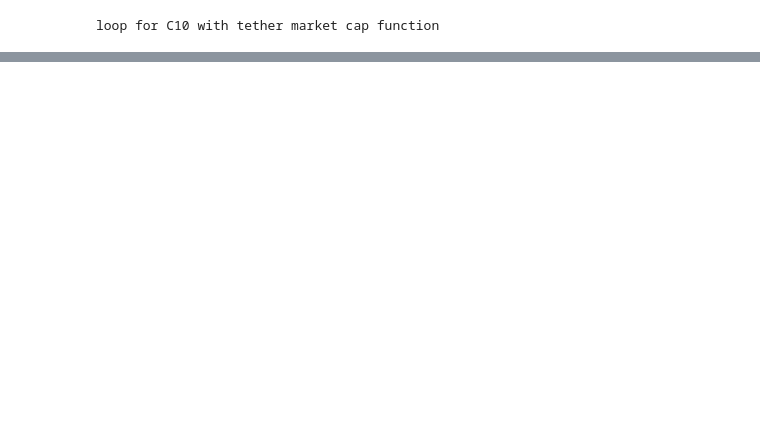
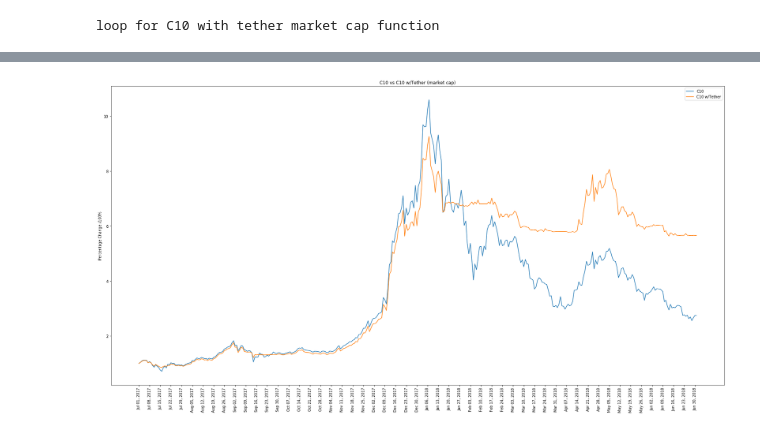
Before and after one commit to crypto20-dev/Invictus, a Jupyter notebook: C10 vs tether/final_tether_C10.ipynb, the cells around one changed output, grey strips where cells are left out. Drawn from its saved outputs; the diff is of its cells as text; code cells hidden in the pictures; blank space fills up the shorter version.

Commit message:
updated final tether

```diff
--- a/C10 vs tether/final_tether_C10.ipynb
+++ b/C10 vs tether/final_tether_C10.ipynb
@@ -308,6 +343,6 @@ C10t_daily_returns.index = pd.to_datetime(C10t_daily_returns.index)
 # %%
-print('loop for C10 daily without tether')
-#FOR LOOP FOR C10 without tether
+print('loop for C10 with tether market cap function')
+#FOR LOOP FOR C10 with tether
 topmc10 = {}
 sc10 = {}
 tc10 = {}
@@ -318,12 +353,13 @@ lg_returns10 = {}
 selectedmc10 = {}
 topcoins10 = {}
 c10share = {}
-tetherreturns = {}
+usdt_returns = {}
+daily_usdt_returns = {}
 
 daily_change = {}
 weighted_daily_change = {}
 daily_returns = {}
-final_daily_returns = list()
+c10_returns = list()
 
 
 #for every date
@@ -342,8 +378,8 @@ for column in selectedmarket:
     #total cap of top 10
     tc10[column] = sum(sc10[column])
 
-    #percentage share to be allocated for top 20 - NEW CODE!!!
-    ps10[column] = [x  / tc10[column] for x in sc10[column] ]
+    #percentage share to be allocated for top 10 - NEW CODE!!!
+    ps10[column] = [x / tc10[column] for x in sc10[column] ]
 
     #building dataframe of top20 coins by mc and %share to be invested
     invest10[column] = pd.DataFrame()
@@ -361,5 +397,5 @@ for (j, column) in zip(jlist, selectedmarket):
     daily_returns[column] = weighted_daily_change[column].sum()
     daily_returns[column].columns = ['daily_returns']
 
-    final_daily_returns.extend(daily_returns[column])
+    c10_returns.extend(daily_returns[column])
 # %% [output]
@@ -394,0 +403,9 @@ C10t_daily_returns
+# %%
+c10t_returns_df = pd.DataFrame(data = c10t_returns, index = dailychange.columns,
+                               columns = ['c10t'])
+c10t_returns_df['tether'] = tether_returns
+c10t_returns_df['c10t+tether'] = c10t_returns_df['tether'] + c10t_returns_df['c10t']
+
+c10t_returns_df['c10'] = c10_returns
+
+c10t_returns_df.head(5)
@@ -394,0 +419,4 @@ C10t_daily_returns
+# %%
+c10t_returns_df['c10t_cum'] = (1 + c10t_returns_df['c10t+tether']).cumprod()
+c10t_returns_df['c10_cum'] = (1 + c10t_returns_df['c10']).cumprod()
+c10t_returns_df.head(5)
@@ -394,0 +430,6 @@ C10t_daily_returns
+# %%
+c10t_returns_df.at['Jul 01, 2017','c10+tether'] = 1
+c10t_returns_df.at['Jul 01, 2017','c10'] = 1
+c10t_returns_df.at['Jul 01, 2017','c10_cum'] = 1
+c10t_returns_df.at['Jul 01, 2017','c10t_cum'] = 1
+c10t_returns_df.head(10)
@@ -394,0 +465,11 @@ C10t_daily_returns
+# %%
+plt.ylabel('Percentage Change /100%')
+plt.rcParams['figure.figsize'] = (30,15)
+plt.plot(c10t_returns_df['c10_cum'], label="C10")
+plt.plot(c10t_returns_df['c10t_cum'], label="C10 w/Tether")
+plt.xticks(np.arange(0,365,step=7), rotation=90)
+plt.title('C10 vs C10 w/Tether (market cap)')
+plt.legend()
+plt.show()
+# %% [output]
+[figure, added]
```
Also changed, not shown: parts of 18 cells of this notebook.
